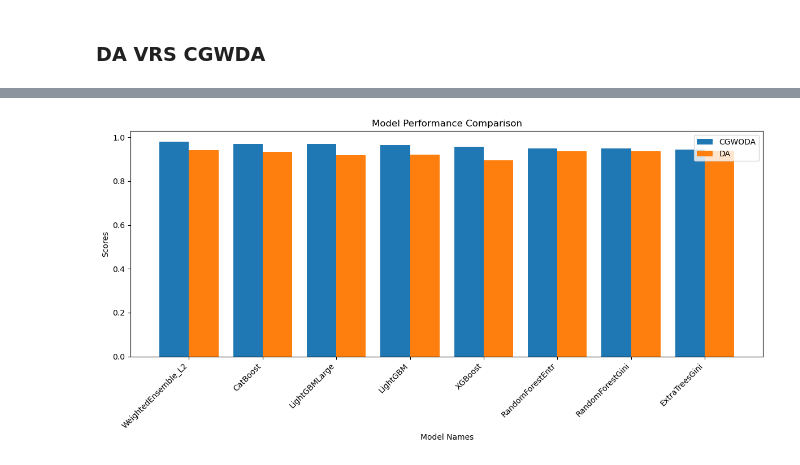
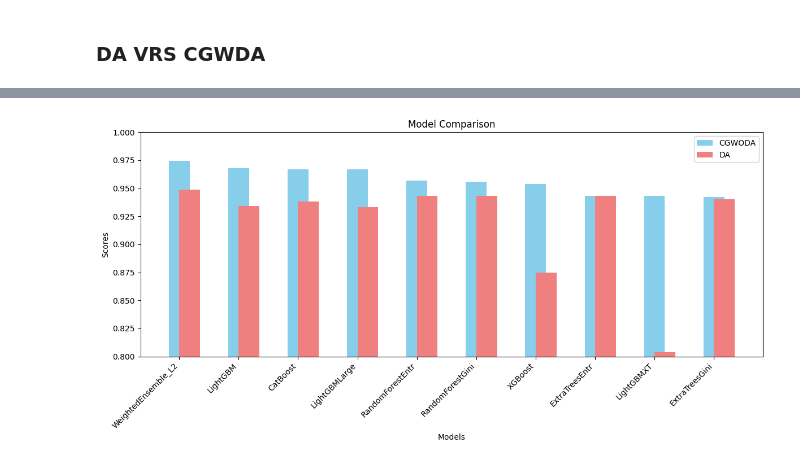
Before and after one commit to WaliBandawu/Chaotic-Greywolf-Dragonfly-Algorithm-for-feature-selection-on-Stroke-datasets, a Jupyter notebook: Final_Work_CDWA.ipynb, the cells around one changed output, grey strips where cells are left out. Saved outputs shown, nothing was run; the diff lists cells and outputs as text; code cells hidden in the pictures.

```diff
--- a/Final_Work_CDWA.ipynb
+++ b/Final_Work_CDWA.ipynb
@@ -5527,42 +4802,37 @@ davrscgwda
 # %%
-import matplotlib.pyplot as plt
-import pandas as pd
 
-def plot_model_comparison(df, title='Model Performance Comparison'):
-    # Set the figure size
-    plt.figure(figsize=(12, 6))
 
-    # Get model names and scores
-    model_names = df['Models']
-    cgwoda_scores = df['CGWODA']
-    da_scores = df['DA']
+df = davrscgwda
 
-    # Define the width of the bars
-    bar_width = 0.4
+# Set the figure size
+plt.figure(figsize=(12, 6))
 
-    # Create an array of indices for x-axis positions
-    ind = np.arange(len(model_names))
+# Get model names and algorithm scores
+models = df['Models']
+scores_cgwoda = df['CGWODA']
+scores_da = df['DA']
 
-    # Plot the scores for CGWODA
-    plt.bar(ind, cgwoda_scores, bar_width, label='CGWODA')
+# Define the width of the bars
+bar_width = 0.35
+ind = range(len(models))
 
-    # Plot the scores for DA
-    plt.bar(ind + bar_width, da_scores, bar_width, label='DA')
+# Plot the scores for CGWODA and DA
+plt.bar(ind, scores_cgwoda, bar_width, label='CGWODA', color='skyblue', align='center')
+plt.bar(ind, scores_da, bar_width, label='DA', color='lightcoral', align='edge')
 
-    # Add labels and title
-    plt.xlabel('Model Names')
-    plt.ylabel('Scores')
-    plt.title(title)
-    plt.xticks(ind + bar_width / 2, model_names, rotation=45, ha='right')
-    plt.legend()
+# Add labels and title
+plt.xlabel('Models')
+plt.ylabel('Scores')
+plt.title('Model Comparison')
+plt.xticks(ind, models, rotation=45, ha='right')
+plt.ylim(0.8,1)
+plt.legend()
 
-    # Show the plot
-    plt.tight_layout()
-    plt.show()
+# Show the plot
+plt.tight_layout()
+plt.show()
+# %% [output]
+[figure, added]
-# %%
-plot_model_comparison(davrscgwda)
-# %% [output]
-[figure, removed]
 # %%
 dataset_names = []
 
```
Also changed, not shown: parts of 77 cells of this notebook.
